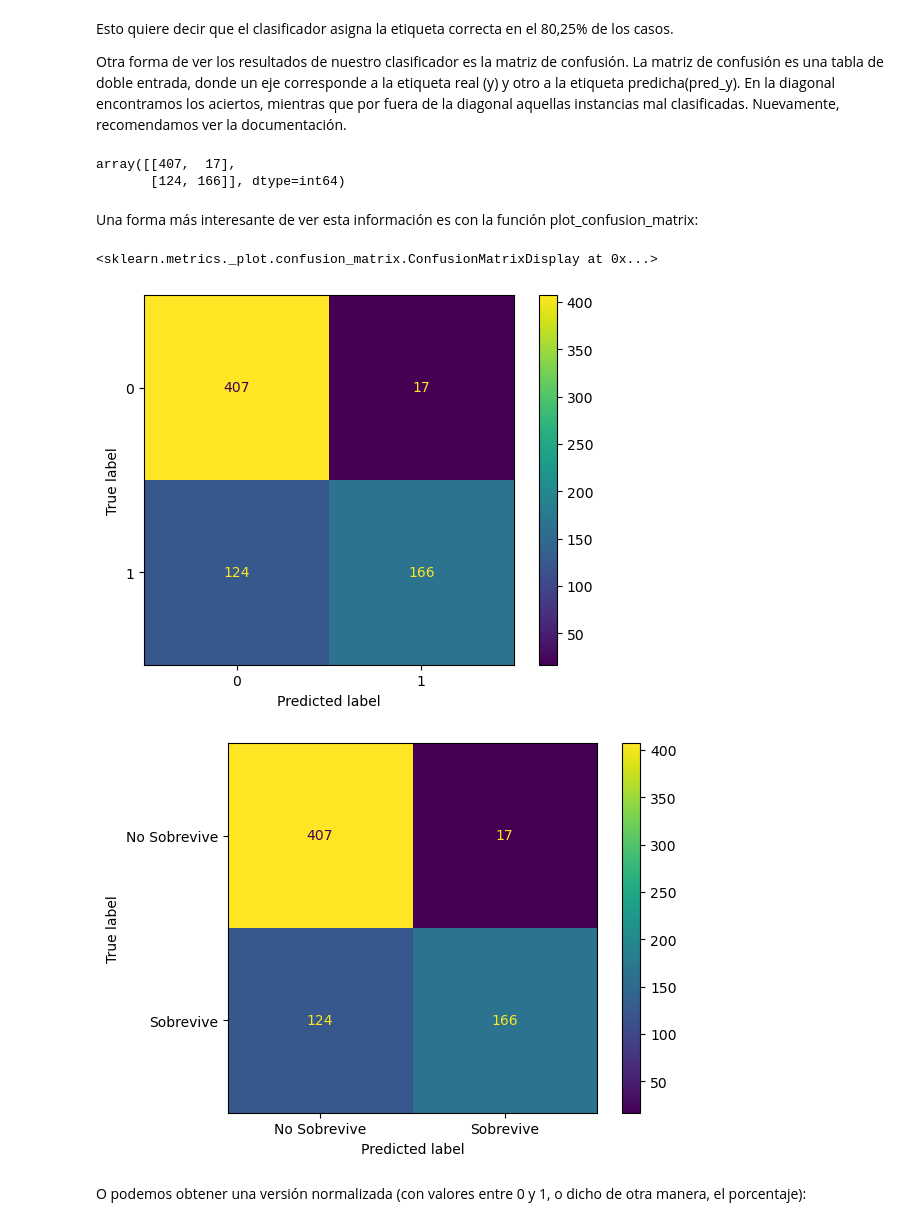
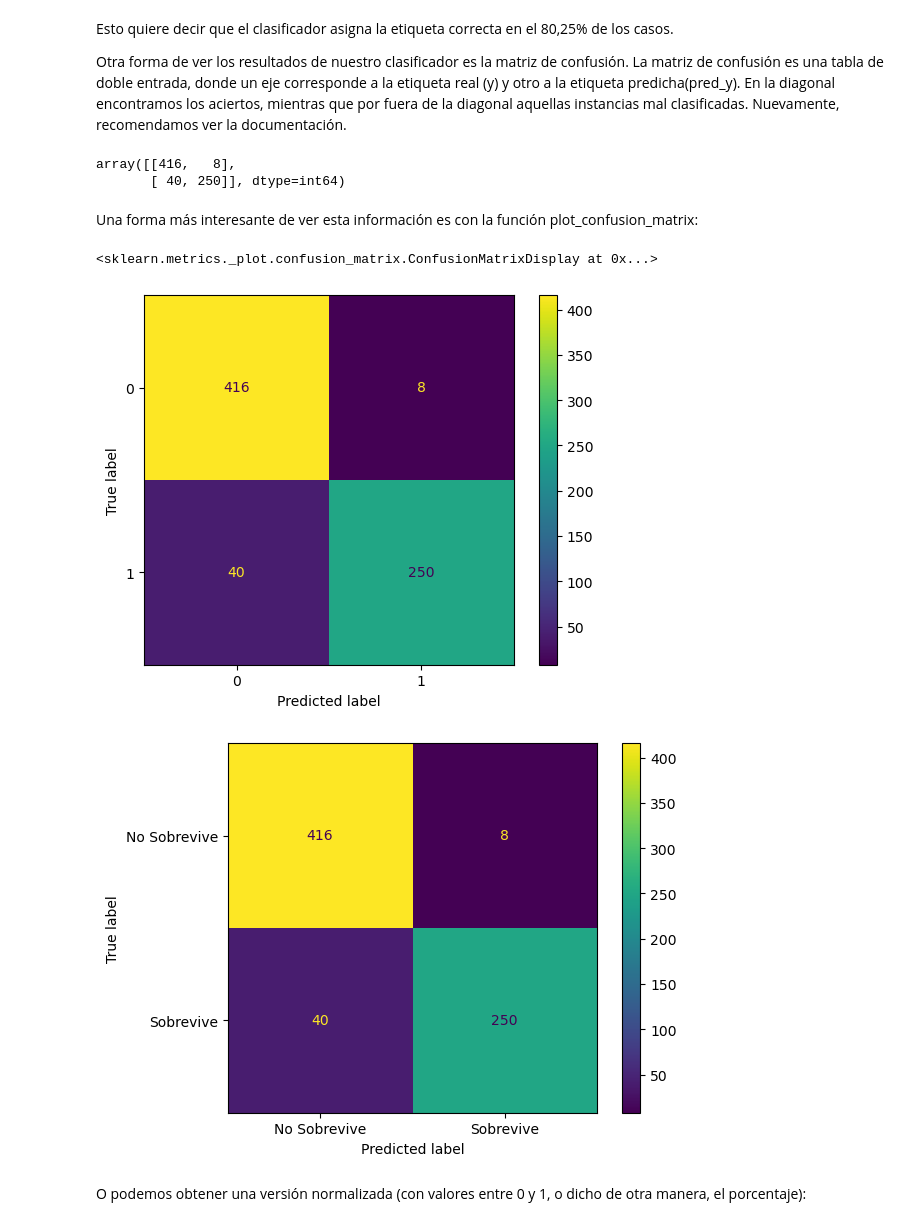
Before and after one commit to jorge-ernesto/7-python-total, a Jupyter notebook: dia-15-machine-learning/4 Arboles de Decisión.ipynb, the cells around one changed output. Saved outputs shown, nothing was run; the diff lists cells and outputs as text; code cells hidden in the pictures.

Commit message:
Mejoras en Arboles de Decisión

```diff
--- a/dia-15-machine-learning/4 Arboles de Decisión.ipynb
+++ b/dia-15-machine-learning/4 Arboles de Decisión.ipynb
@@ -137,7 +147,7 @@ Si queremos entrenar un árbol de decisión para clasificar nuestras instancias,
 max_depth    (Máxima profundidad): Establecer profundidad máxima del árbol de decisión, limitando la cantidad de divisiones que puede realizar.
 random_state (Estado aleatorio)  : Establecer semilla aleatoria para garantizar reproducibilidad en la generación del árbol.
 """
-arbol = DecisionTreeClassifier(max_depth=2, random_state=42)  # (max_depth=50, random_state=42
+arbol = DecisionTreeClassifier(max_depth=13, random_state=42)  # (max_depth=2, random_state=42
 # %% [markdown]
 Hasta ahora, lo único que hicimos fue crear el objeto, nada más.
 
@@ -196,30 +206,30 @@ pred_y, son las personas que la maquina ha predecido que podian sobrevivir o no
 matriz_confusion = confusion_matrix(y, pred_y)
 matriz_confusion
 # %% [output]
-array([[407,  17],
-       [124, 166]], dtype=int64)
+array([[416,   8],
+       [ 40, 250]], dtype=int64)
 # %% [markdown]
 Una forma más interesante de ver esta información es con la función plot_confusion_matrix:
 # %%
 # creamos un gráfico para la matriz de confusión
 """
 Este grafico muestra el total de registros en el dataset "datos_titanic", que en total son 714 filas
 La suma de todos los cuadros es 714
 El eje x, muestra los "Predicted label" (Etiquetas predichas)
 El eje y, muestra los "True label" (Etiquetas verdaderas)
 Se lee desde el eje y:
-    - La etiqueta verdadera "No sobrevive" tiene 407 predicciones correctas y 17 predicciones erradas
-    - La etiqueta verdadera "Sobrevive" tiene 166 predicciones correctas y 124 predicciones erradas
+    - La etiqueta verdadera "No sobrevive" tiene 416 predicciones correctas y 8 predicciones erradas
+    - La etiqueta verdadera "Sobrevive" tiene 250 predicciones correctas y 40 predicciones erradas
 """
 disp = ConfusionMatrixDisplay(confusion_matrix = matriz_confusion)
 disp.plot()
 
 disp = ConfusionMatrixDisplay(confusion_matrix = matriz_confusion, display_labels=['No Sobrevive', 'Sobrevive'])
 disp.plot()
 # %% [output]
 <sklearn.metrics._plot.confusion_matrix.ConfusionMatrixDisplay at 0x...>
-[figure, old version]
+[figure, new version]
-[figure, old version]
+[figure, new version]
 # %% [markdown]
 O podemos obtener una versión normalizada (con valores entre 0 y 1, o dicho de otra manera, el porcentaje):
 # %%
```
Also changed, not shown: parts of 13 cells of this notebook.
